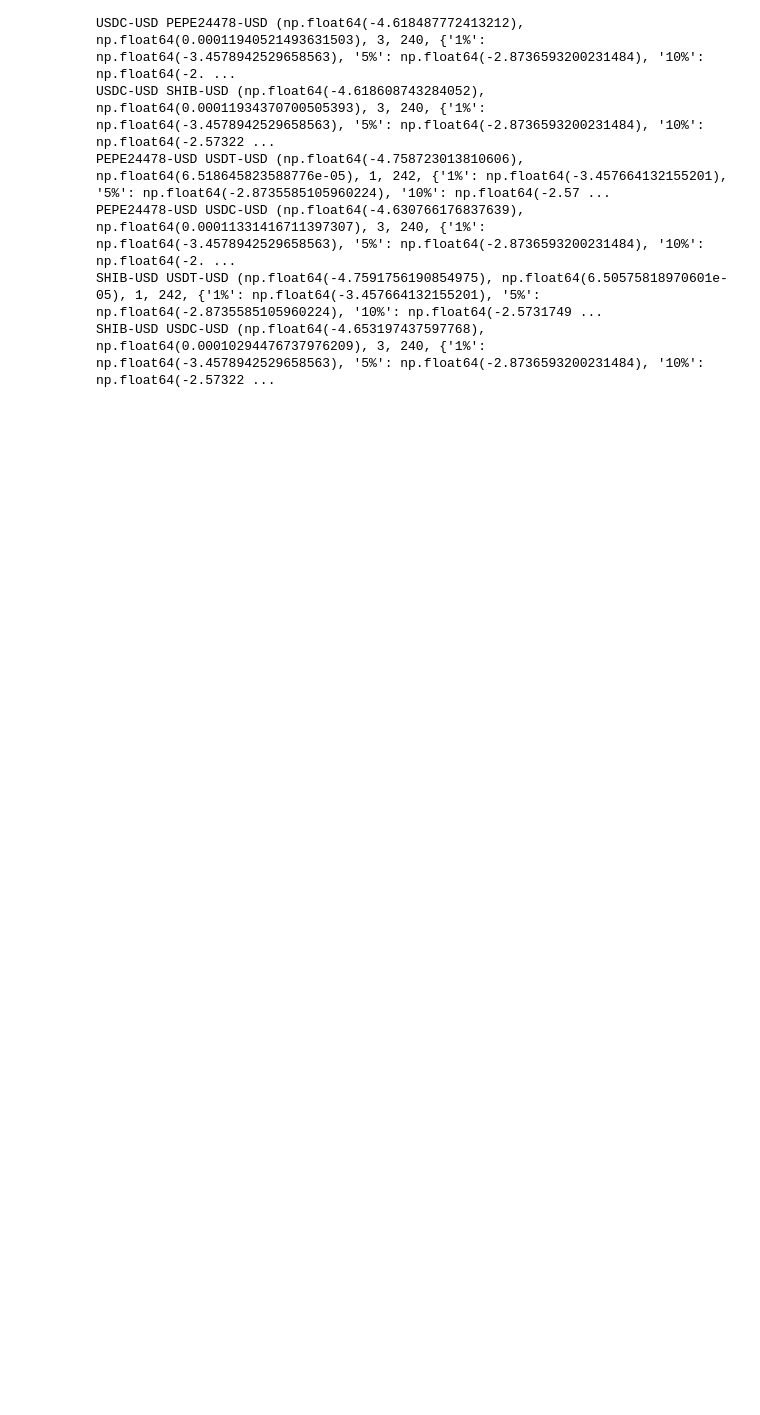
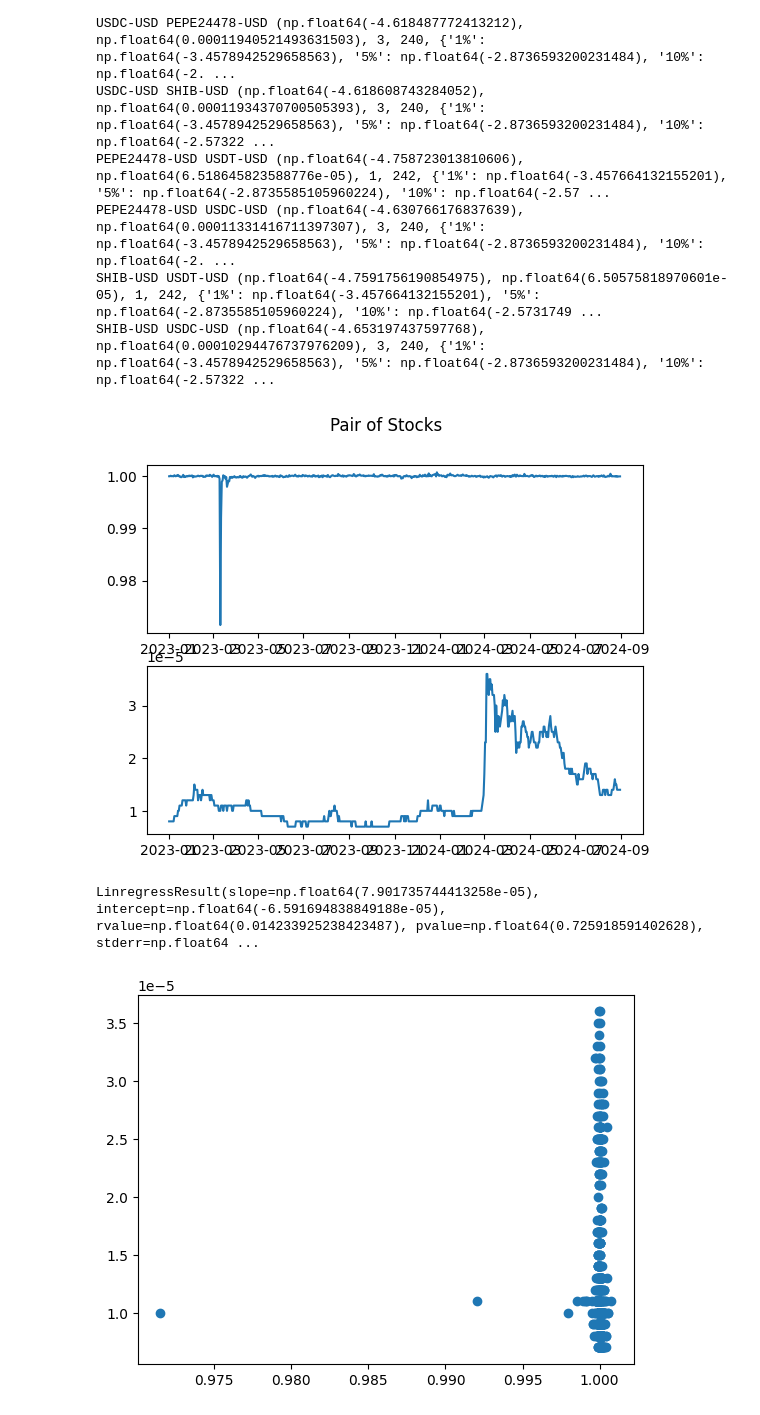
Before and after one commit to BienBienBuen/Quant-project, a Jupyter notebook: notes.ipynb, the cells around one changed output. Cells and saved outputs as stored; diff of their text form; code cells hidden in the pictures; blank space fills up the shorter version.

```diff
--- a/notes.ipynb
+++ b/notes.ipynb
@@ -147,3 +147,41 @@ PEPE24478-USD USDT-USD (np.float64(-4.758723013810606), np.float64(6.51864582358
 PEPE24478-USD USDC-USD (np.float64(-4.630766176837639), np.float64(0.00011331416711397307), 3, 240, {'1%': np.float64(-3.4578942529658563), '5%': np.float64(-2.8736593200231484), '10%': np.float64(-2. ...
 SHIB-USD USDT-USD (np.float64(-4.7591756190854975), np.float64(6.50575818970601e-05), 1, 242, {'1%': np.float64(-3.457664132155201), '5%': np.float64(-2.8735585105960224), '10%': np.float64(-2.5731749 ...
 SHIB-USD USDC-USD (np.float64(-4.653197437597768), np.float64(0.00010294476737976209), 3, 240, {'1%': np.float64(-3.4578942529658563), '5%': np.float64(-2.8736593200231484), '10%': np.float64(-2.57322 ...
+# %%
+import matplotlib.pyplot as plt
+import numpy as np
+import yfinance as yf
+import datetime
+import pandas as pd
+import statsmodels.tsa.stattools as ts
+from scipy.stats import linregress
+
+def download_data(stock, start, end):
+    stock_data = {}
+    ticker = yf.download(stock, start,end, progress=False)
+    stock_data['price'] = ticker['Adj Close']
+    return pd.DataFrame(stock_data)
+
+def plot_pairs(data1, data2):
+    fig, (ax1, ax2) = plt.subplots(2)
+    fig.suptitle("Pair of Stocks")
+    ax1.plot(data1)
+    ax2.plot(data2)
+    plt.show()
+
+if __name__ == '__main__':
+    start_date = datetime.datetime(2023, 1,1)
+    end_date = datetime.datetime(2024,9,1)
+
+    pair1 = download_data('USDC-USD', start_date, end_date)
+    pair2 = download_data('SHIB-USD', start_date, end_date)
+
+    plot_pairs(pair1, pair2)
+    plt.scatter(pair1.values, pair2.values)
+
+    result = linregress(pair1.values[:,0], pair2.values[:,0])
+    print(result)
+# %% [output]
+[figure, added]
+LinregressResult(slope=np.float64(7.901735744413258e-05), intercept=np.float64(-6.591694838849188e-05), rvalue=np.float64(0.014233925238423487), pvalue=np.float64(0.725918591402628), stderr=np.float64 ...
+[figure, added]
```
